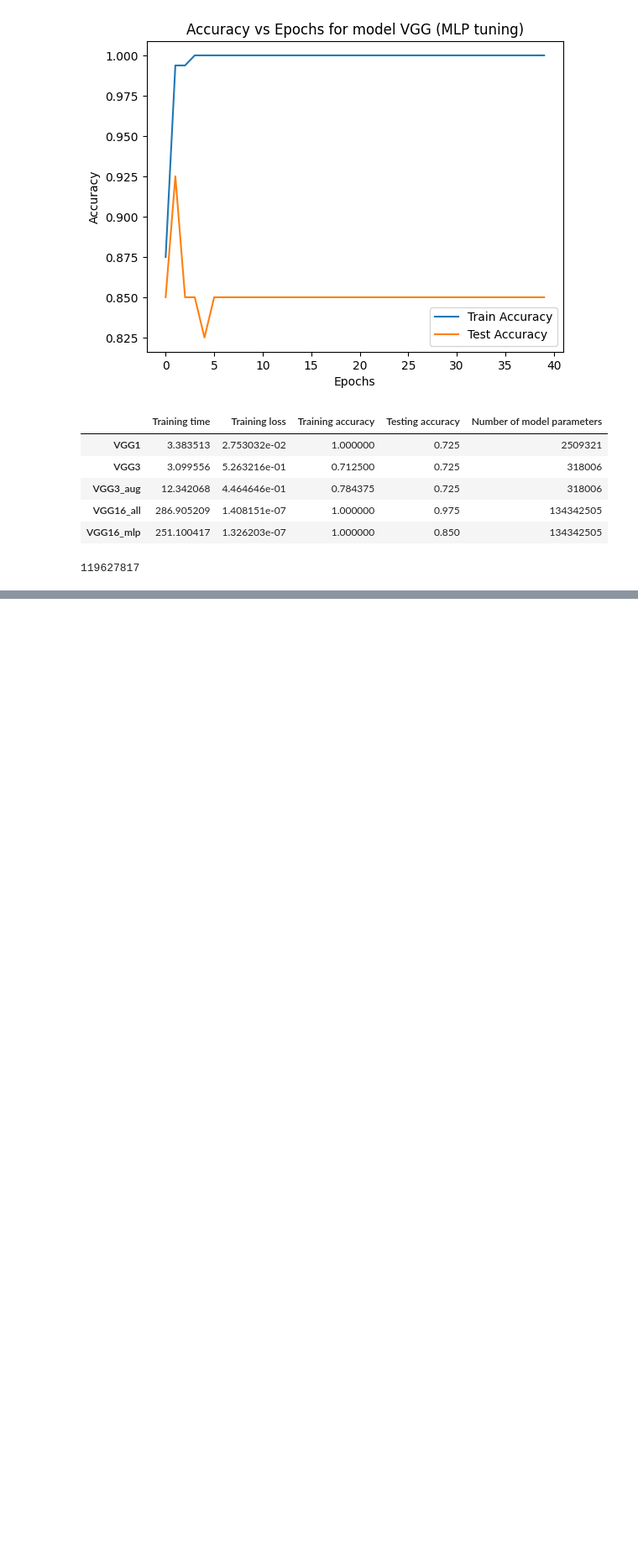
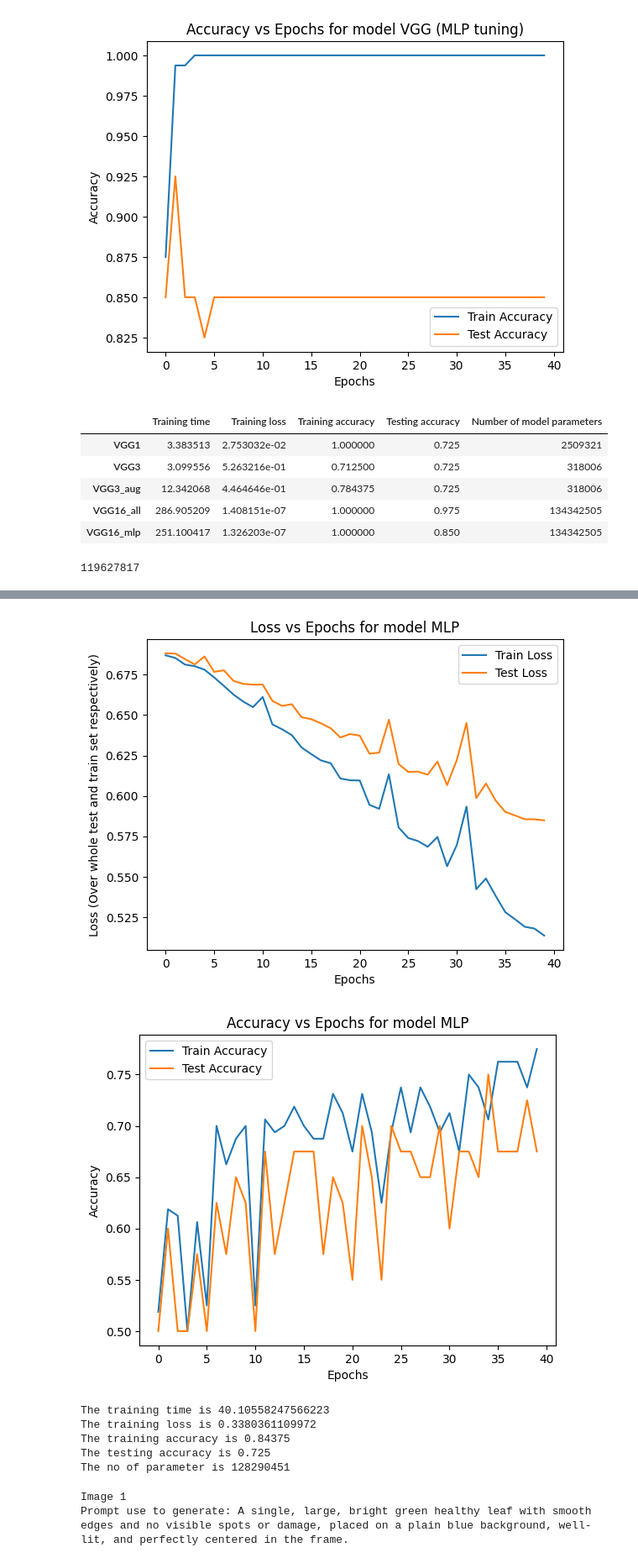
Before and after one commit to HarinarayanJ/ML-Assignment-4, a Jupyter notebook: arch.ipynb, the cells around one changed output, grey strips where cells are left out. Shown at 84% size. Saved outputs shown, nothing was run; the diff lists cells and outputs as text; code cells hidden in the pictures; blank space fills up the shorter version.

```diff
--- a/arch.ipynb
+++ b/arch.ipynb
@@ -686,5 +686,8 @@ class MLP(nn.Module):
         return self.fc(x.view(x.size(0), -1))
 # %%
 mlp = MLP()
-train_loss_list, test_loss_list, train_acc_list, test_acc_list = train(mlp, train_loader, test_loader, num_epochs=10, learning_rate=0.0001, every=10)
+start = time.time()
+train_loss_list, test_loss_list, train_acc_list, test_acc_list = train(mlp, train_loader, test_loader, num_epochs=40, learning_rate=0.00001, every=10)
+end = time.time()
+dfx = [end-start, train_loss_list[-1], train_acc_list[-1], test_acc_list[-1],mlp.params]
 # %% [output]
@@ -710,0 +711,37 @@ Train Accuracy: 0.71875, Test Accuracy: 0.675
+# %%
+plt.title("Loss vs Epochs for model {}".format(mlp.__class__.__name__))
+plt.plot(train_loss_list, label='Train Loss')
+plt.plot(test_loss_list, label='Test Loss')
+plt.xlabel('Epochs')
+plt.ylabel('Loss (Over whole test and train set respectively)')
+plt.legend()
+plt.show()
+
+plt.title("Accuracy vs Epochs for model {}".format(mlp.__class__.__name__))
+plt.plot(train_acc_list, label='Train Accuracy')
+plt.plot(test_acc_list, label='Test Accuracy')
+plt.xlabel('Epochs')
+plt.ylabel('Accuracy')
+plt.legend()
+plt.show()
+# %% [output]
+[figure, added]
+[figure, added]
+# %%
+print(f"The training time is {dfx[0]}")
+print(f"The training loss is {dfx[1]}")
+print(f"The training accuracy is {dfx[2]}")
+print(f"The testing accuracy is {dfx[3]}")
+print(f"The no of parameter is {dfx[4]}")
+# %% [output]
+The training time is 40.10558247566223
+The training loss is 0.3380361109972
+The training accuracy is 0.84375
+The testing accuracy is 0.725
+The no of parameter is 128290451
+# %%
+print("Image 1 Healthy Easy")
+print("Prompt use to generate: A single, large, bright green healthy leaf with smooth edges and no visible spots or damage, placed on a plain blue background, well-lit, and perfectly centered in the frame.")
+# %% [output]
+Image 1
+Prompt use to generate: A single, large, bright green healthy leaf with smooth edges and no visible spots or damage, placed on a plain blue background, well-lit, and perfectly centered in the frame.
```
Also changed, not shown: parts of 13 cells of this notebook, 10 other files.
